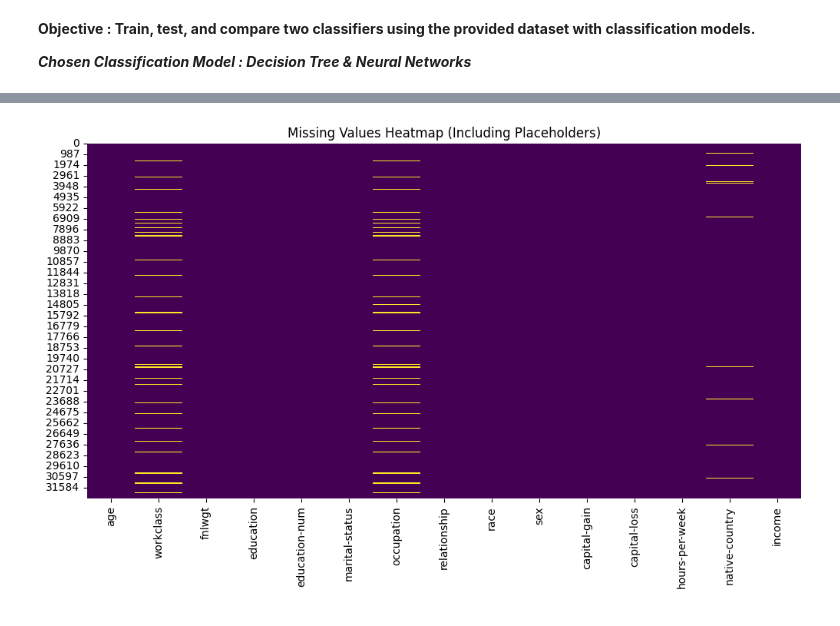
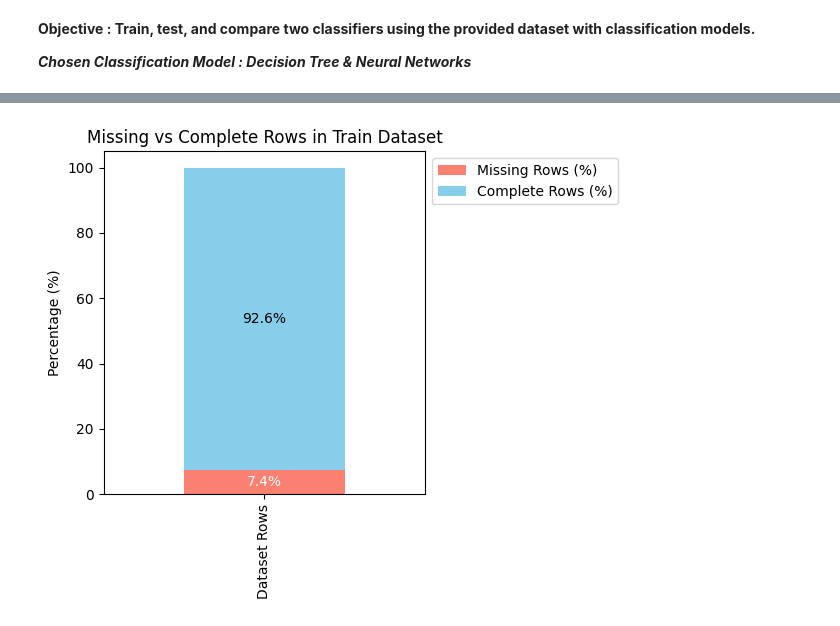
Before and after one commit to GerryJulian/Model_Comparison, a Jupyter notebook: data_processing/main.ipynb, the cells around one changed output, grey strips where cells are left out. Drawn from its saved outputs; the diff is of its cells as text; code cells hidden in the pictures.

```diff
--- a/data_processing/main.ipynb
+++ b/data_processing/main.ipynb
@@ -154,93 +195,52 @@ Unique duplicated patterns: 23
 # %%
 # --------------------------
-# 2.3: Check Missing Values
+# 3.4: Check Missing Values (Train Dataset)
 # --------------------------
 
 # Check Missing Values
-missing_values = ["?", " ?", "NA", "NaN", "Empty", "null", "", " "]  # placeholders
+missing_values = ["?", " ?", "NA", "NaN", "Empty", "null","None" ,"", " "]  # placeholders
 
-# Count missing per column
-missing_per_column = df.apply(lambda col: col.isin(missing_values).sum())
-missing_per_column_nonzero = missing_per_column[missing_per_column > 0]
-
-# Count total missing
-total_missing = missing_per_column.sum()
 
 # Missing per row
-total_missing_rows = df.isin(missing_values).any(axis=1).sum()
-percent_impacted_rows = (total_missing_rows / len(df)) * 100
+total_missing_rows_train = df_train.isin(missing_values).any(axis=1).sum()
+percent_impacted_rows_train = (total_missing_rows_train / len(df_train)) * 100
 
-# Missing per column
-percentage_missing = (missing_per_column_nonzero / len(df)) * 100
 
 # Total number of missing values in the dataset
-total_missing = df.apply(lambda col: col.isin(missing_values).sum()).sum()
+total_missing_train = df_train.apply(lambda col: col.isin(missing_values).sum()).sum()
 
 # Total number of cells in the dataset
-total_cells = df.shape[0] * df.shape[1]
+total_cells_train = df_train.shape[0] * df_train.shape[1]
 
 # Overall percentage of missing values
-percentage_missing_total = (total_missing / total_cells) * 100
+percentage_missing_total_train = (total_missing_train / total_cells_train) * 100
 
-print("\n--- Check Missing Values ---")
-print("Total missing values in dataset:", total_missing)
-print("Total rows with at least one missing value:", total_missing_rows)
-print(f"Percentage of rows impacted by missing values: {percent_impacted_rows:.2f}%")
-print(f"Percentage of missing values in the dataset: {percentage_missing_total:.2f}%")
-print("\nMissing values per column:\n", missing_per_column_nonzero)
-print("\nColumns with missing values (%):\n", percentage_missing)
+print("\n--- Check Missing Values in Training Dataset ---")
+print("Total missing values in dataset:", total_missing_train)
+print("Total rows with at least one missing value:", total_missing_rows_train)
+print(f"Percentage of rows impacted by missing values: {percent_impacted_rows_train:.2f}%")
+print(f"Percentage of missing values in the dataset: {percentage_missing_total_train:.2f}%")
 
+# Visualization : Row-wise Stacked Bar
 
-# Visualization 1: Heatmap
-missing_bool = df.isin(missing_values)
-plt.figure(figsize=(12,6))
-sns.heatmap(missing_bool, cbar=False, cmap="viridis")
-plt.title("Missing Values Heatmap (Including Placeholders)")
-plt.show()
+missing_bool_train = df_train.isin(missing_values)
 
-# Visualization 2: Column-wise Stacked Bar
+rows_with_missing_train = (missing_bool_train.any(axis=1)).sum()
+rows_no_missing_train = df_train.shape[0] - rows_with_missing_train
 
-non_missing_per_column = df.shape[0] - missing_per_column_nonzero
-
-stacked_col_df = pd.DataFrame({
-    "Missing (%)": percentage_missing,
-    "Non-missing (%)": 100 - percentage_missing
+row_percentages_train = pd.DataFrame({
+    "Missing Rows (%)": [rows_with_missing_train / df_train.shape[0] * 100],
+    "Complete Rows (%)": [rows_no_missing_train / df_train.shape[0] * 100]
 })
 
-ax = stacked_col_df.plot(kind='bar', stacked=True, figsize=(8,5), color=["salmon", "skyblue"])
+ax2 = row_percentages_train.plot(kind='bar', stacked=True, figsize=(6,5), color=["salmon", "skyblue"])
 plt.ylabel("Percentage (%)")
-plt.title("Missing vs Non-Missing Values per Column")
-plt.xticks(rotation=45)
-plt.legend(loc='upper left', bbox_to_anchor=(1,1))
-
-# Add percentage values on bars
-for i, row in enumerate(stacked_col_df.values):
-    # Missing at bottom
-    ax.text(i, row[0]/2, f"{row[0]:.1f}%", ha='center', va='center', color='white', fontsize=10)
-    # Non-missing on top
-    ax.text(i, row[0] + row[1]/2, f"{row[1]:.1f}%", ha='center', va='center', color='black', fontsize=10)
-
-plt.tight_layout()
-plt.show()
-
-
-# Visualization 3: Row-wise Stacked Bar
-rows_with_missing = (missing_bool.any(axis=1)).sum()
-rows_no_missing = df.shape[0] - rows_with_missing
-
-row_percentages = pd.DataFrame({
-    "Missing Rows (%)": [rows_with_missing / df.shape[0] * 100],
-    "Complete Rows (%)": [rows_no_missing / df.shape[0] * 100]
-})
-
-ax2 = row_percentages.plot(kind='bar', stacked=True, figsize=(6,5), color=["salmon", "skyblue"])
-plt.ylabel("Percentage (%)")
-plt.title("Missing vs Complete Rows in Dataset")
+plt.title("Missing vs Complete Rows in Train Dataset")
 plt.xticks([0], ["Dataset Rows"])
 plt.legend(loc='upper left', bbox_to_anchor=(1,1))
 
 # Add percentage values
-for i, row in enumerate(row_percentages.values):
+for i, row in enumerate(row_percentages_train.values):
     ax2.text(i, row[0]/2, f"{row[0]:.1f}%", ha='center', va='center', color='white', fontsize=10)
     ax2.text(i, row[0] + row[1]/2, f"{row[1]:.1f}%", ha='center', va='center', color='black', fontsize=10)
 
@@ -267 +255 @@ dtype: float64
-[figure, old version]
+[figure, new version]
```
Also changed, not shown: parts of 62 cells of this notebook, 1 other file.
